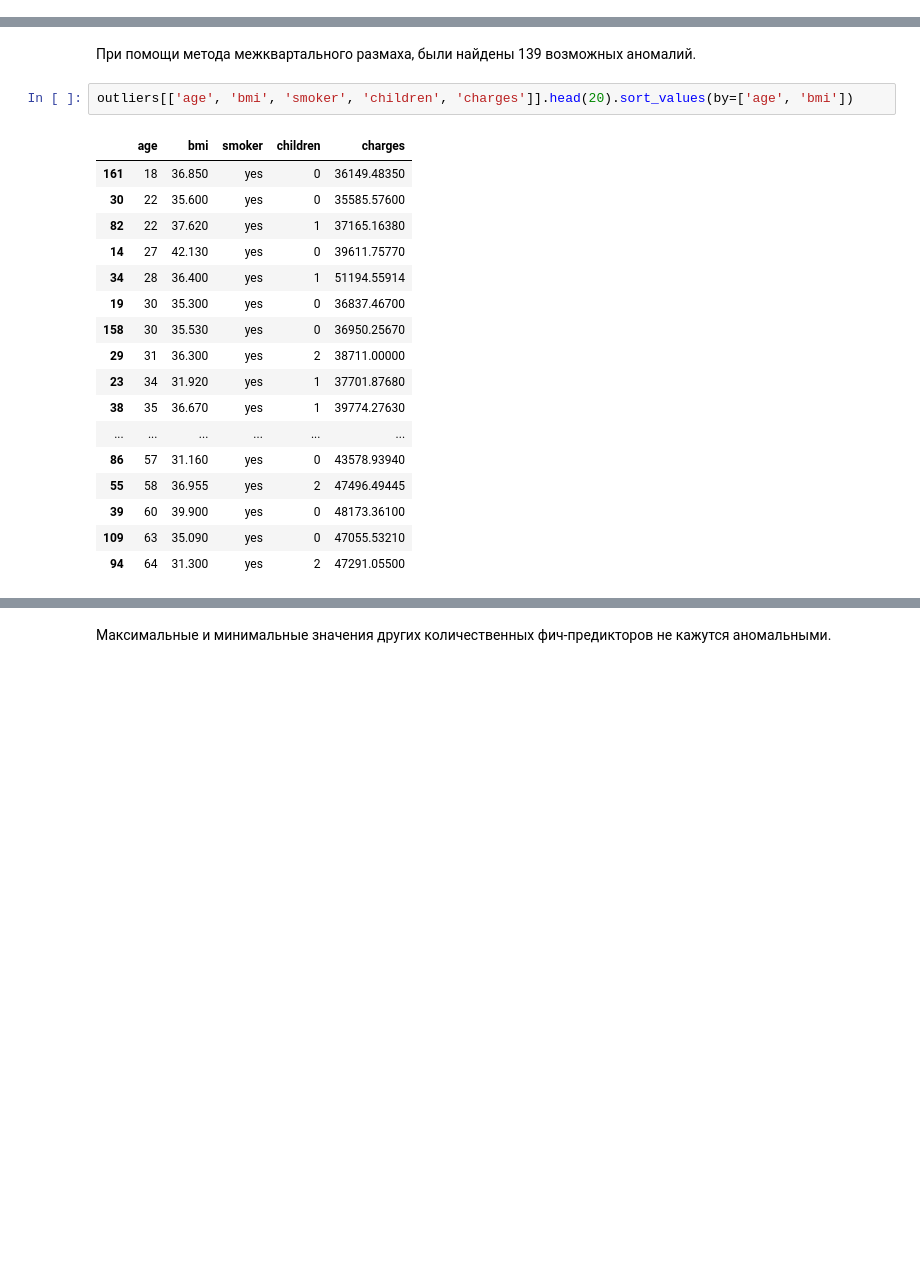
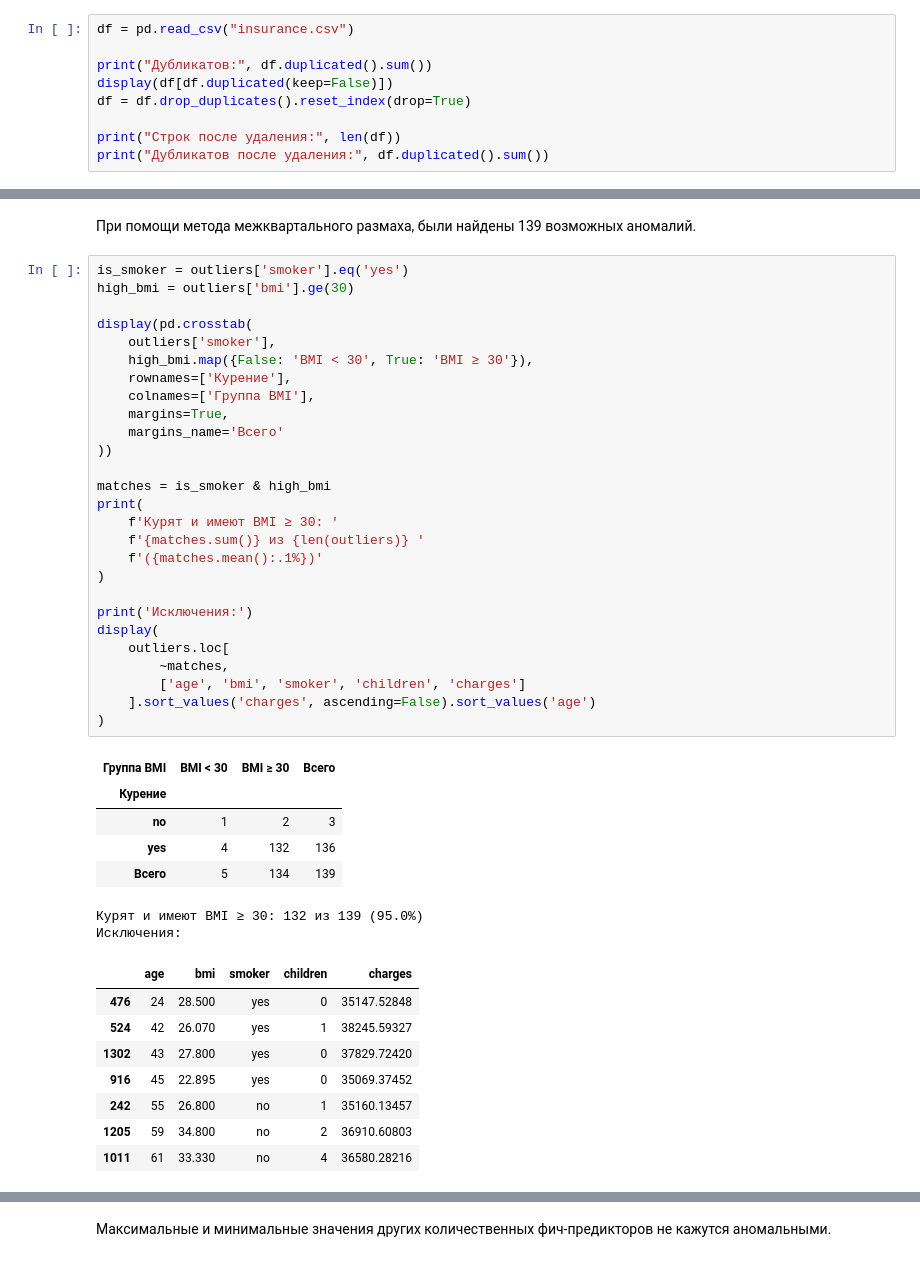
Before and after one commit to PalamarchukSofiia/ml_lab-1, a Jupyter notebook: notebook.ipynb, the cells around one changed output, grey strips where cells are left out. Saved outputs shown, nothing was run; the diff lists cells and outputs as text; blank space fills up the shorter version.

```diff
--- a/notebook.ipynb
+++ b/notebook.ipynb
@@ -12,3 +11,12 @@ warnings.filterwarnings(
     category=RuntimeWarning,
     message=".*encountered in matmul.*"
 )
+# %%
+df = pd.read_csv("insurance.csv")
+
+print("Дубликатов:", df.duplicated().sum())
+display(df[df.duplicated(keep=False)])
+df = df.drop_duplicates().reset_index(drop=True)
+
+print("Строк после удаления:", len(df))
+print("Дубликатов после удаления:", df.duplicated().sum())
@@ -83,23 +170,46 @@ outliers.shape
 # %% [markdown]
 При помощи метода межквартального размаха, были найдены 139 возможных аномалий.
 # %%
-outliers[['age', 'bmi', 'smoker', 'children', 'charges']].head(20).sort_values(by=['age', 'bmi'])
+is_smoker = outliers['smoker'].eq('yes')
+high_bmi = outliers['bmi'].ge(30)
+
+display(pd.crosstab(
+    outliers['smoker'],
+    high_bmi.map({False: 'BMI < 30', True: 'BMI ≥ 30'}),
+    rownames=['Курение'],
+    colnames=['Группа BMI'],
+    margins=True,
+    margins_name='Всего'
+))
+
+matches = is_smoker & high_bmi
+print(
+    f'Курят и имеют BMI ≥ 30: '
+    f'{matches.sum()} из {len(outliers)} '
+    f'({matches.mean():.1%})'
+)
+
+print('Исключения:')
+display(
+    outliers.loc[
+        ~matches,
+        ['age', 'bmi', 'smoker', 'children', 'charges']
+    ].sort_values('charges', ascending=False).sort_values('age')
+)
 # %% [output]
-|  | age | bmi | smoker | children | charges |
-| 161 | 18 | 36.850 | yes | 0 | 36149.48350 |
-| 30 | 22 | 35.600 | yes | 0 | 35585.57600 |
-| 82 | 22 | 37.620 | yes | 1 | 37165.16380 |
-| 14 | 27 | 42.130 | yes | 0 | 39611.75770 |
-| 34 | 28 | 36.400 | yes | 1 | 51194.55914 |
-| 19 | 30 | 35.300 | yes | 0 | 36837.46700 |
-| 158 | 30 | 35.530 | yes | 0 | 36950.25670 |
-| 29 | 31 | 36.300 | yes | 2 | 38711.00000 |
-| 23 | 34 | 31.920 | yes | 1 | 37701.87680 |
-| 38 | 35 | 36.670 | yes | 1 | 39774.27630 |
-| ... | ... | ... | ... | ... | ... |
-| 86 | 57 | 31.160 | yes | 0 | 43578.93940 |
-| 55 | 58 | 36.955 | yes | 2 | 47496.49445 |
-| 39 | 60 | 39.900 | yes | 0 | 48173.36100 |
-| 109 | 63 | 35.090 | yes | 0 | 47055.53210 |
-| 94 | 64 | 31.300 | yes | 2 | 47291.05500 |
+| Группа BMI | BMI < 30 | BMI ≥ 30 | Всего |
+| Курение |  |  |  |
+| no | 1 | 2 | 3 |
+| yes | 4 | 132 | 136 |
+| Всего | 5 | 134 | 139 |
+Курят и имеют BMI ≥ 30: 132 из 139 (95.0%)
+Исключения:
+|  | age | bmi | smoker | children | charges |
+| 476 | 24 | 28.500 | yes | 0 | 35147.52848 |
+| 524 | 42 | 26.070 | yes | 1 | 38245.59327 |
+| 1302 | 43 | 27.800 | yes | 0 | 37829.72420 |
+| 916 | 45 | 22.895 | yes | 0 | 35069.37452 |
+| 242 | 55 | 26.800 | no | 1 | 35160.13457 |
+| 1205 | 59 | 34.800 | no | 2 | 36910.60803 |
+| 1011 | 61 | 33.330 | no | 4 | 36580.28216 |
 # %% [markdown]
```
Also changed, not shown: parts of 42 cells of this notebook.
